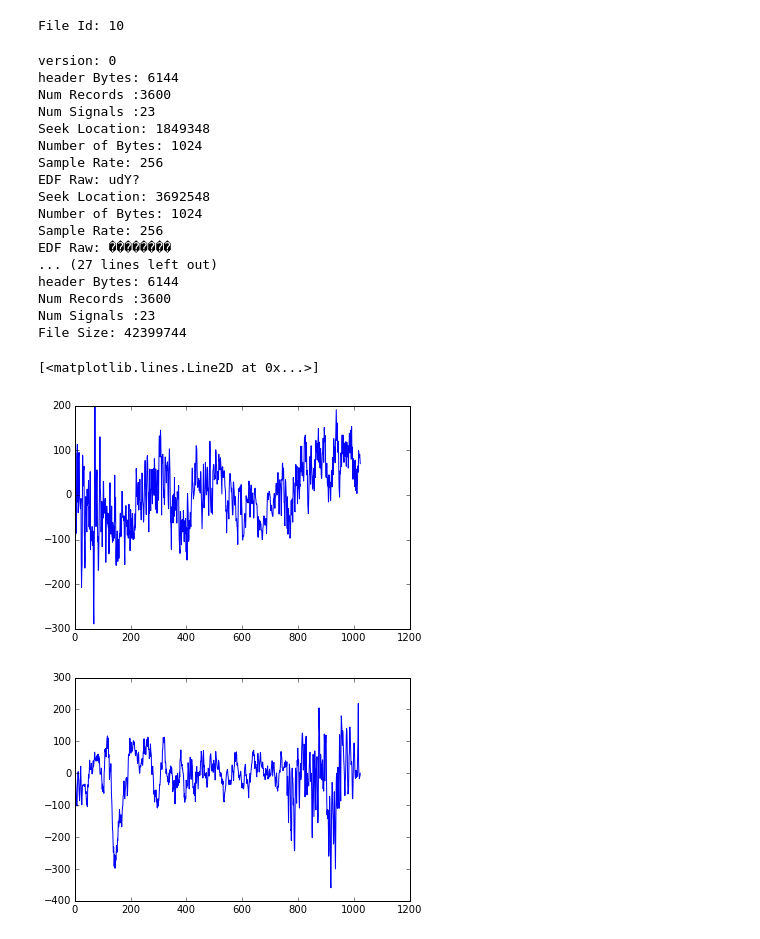
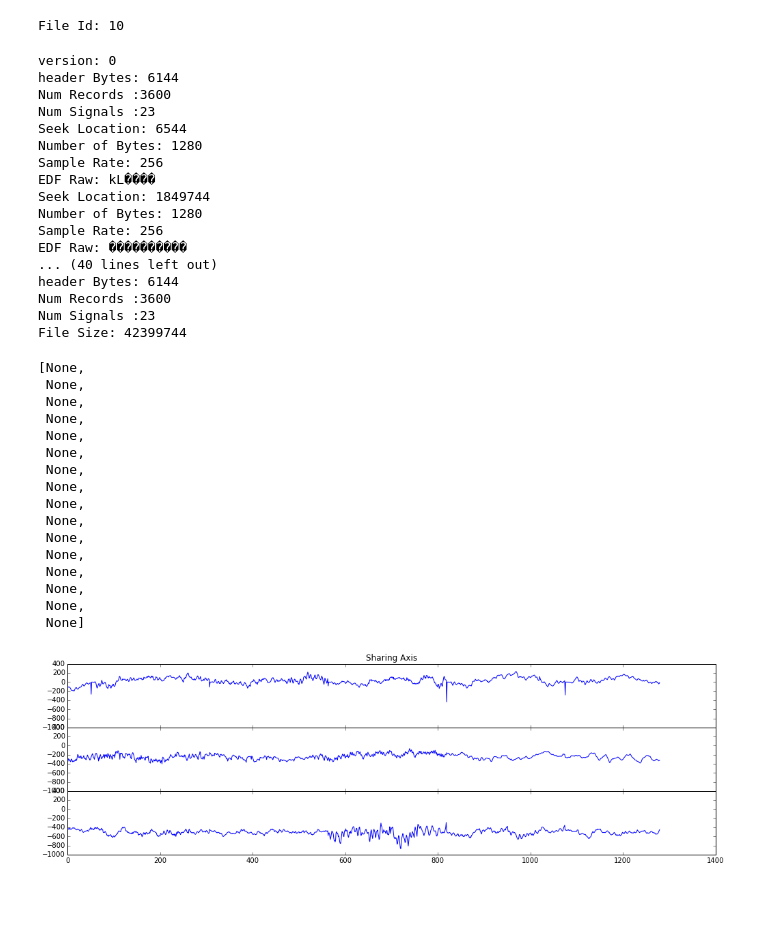
Before and after one commit to UC89/quantitativeEEG, a Jupyter notebook: edfReader.ipynb, the cells around one changed output. Cells and saved outputs as stored; diff of their text form; code cells hidden in the pictures; blank space fills up the shorter version.

Commit message:
Add basic plot of four channels with labels, still need to fix axis and label position, also may be a better way to plot'

```diff
--- a/edfReader.ipynb
+++ b/edfReader.ipynb
@@ -69,7 +33,7 @@ class channel(object):
         else:
             return self.label + " - "+str(self.channelIndex)
 
-    def returnData(self,start,duration):
+    def returnData(self,start,duration,channelNumber):
         '''
         Returns data points for desired area
         start: seconds from start of record
@@ -78,19 +42,25 @@ class channel(object):
         '''
         toReturn = []
         seekLocation = int(self.channelIndex + start*2)
-        numberOfBytes = int(self.sampleRate) * duration * 2
+        numberOfBytes = int(self.sampleRate) * duration
         self.edfFile.edfRawData.seek(seekLocation)
         print "Seek Location: "+str(seekLocation)
         print "Number of Bytes: "+str(numberOfBytes)
         print "Sample Rate: "+self.sampleRate
         print "EDF Raw: "+str(self.edfFile.edfRawData.read(10))
         for i in xrange(numberOfBytes):
-            toReturn.append(struct.unpack('h',self.edfFile.edfRawData.read(2)))
+            value = struct.unpack('h',self.edfFile.edfRawData.read(2))[0]
+            value -= channelNumber*256
+            toReturn.append(value)
+            #toReturn.append(struct.unpack('h',self.edfFile.edfRawData.read(2)))
 
         return toReturn
 
     def channelIndex(self):
         return self.channelIndex
+
+    def returnLabel(self):
+        return self.label
 
     def notes(self):
         return self.notes
@@ -241,8 +211,11 @@ class edfData(object):
         print "Channel Indices: "+str(self.channelStarts)
         '''
 
-        self.sampleDataList = self.channelObjects[1].returnData(2,2)
-        self.sampleDataList2 = self.channelObjects[2].returnData(2,2)
+        self.sampleDataList = self.channelObjects[0].returnData(200,5,0)
+        self.sampleDataList2 = self.channelObjects[1].returnData(200,5,1)
+        self.sampleDataList3 = self.channelObjects[2].returnData(200,5,2)
+        self.sampleDataList4 = self.channelObjects[3].returnData(200,5,3)
+        self.sampleDataList5 = self.channelObjects[4].returnData(200,5,4)
 
         print ("----------------------------------------------\nChannel Dict: "+str(self.channels['labels'])+
                "\n----------------------------------------------")
@@ -282,25 +255,45 @@ version: 0
 header Bytes: 6144
 Num Records :3600
 Num Signals :23
-Seek Location: 1849348
-Number of Bytes: 1024
+Seek Location: 6544
+Number of Bytes: 1280
 Sample Rate: 256
-EDF Raw: udY?
-Seek Location: 3692548
-Number of Bytes: 1024
+EDF Raw: kL����
+Seek Location: 1849744
+Number of Bytes: 1280
 Sample Rate: 256
-EDF Raw: ��������
-... (27 lines left out)
+EDF Raw: ����������
+... (40 lines left out)
 header Bytes: 6144
 Num Records :3600
 Num Signals :23
 File Size: 42399744
-# %%
-plt.figure()
-plt.plot(edfFile1.sampleDataList)
-plt.figure()
-plt.plot(edfFile1.sampleDataList2)
-# %% [output]
-[<matplotlib.lines.Line2D at 0x...>]
-[figure, removed]
-[figure, removed]
+# %%
+
+f, (ax1, ax2, ax3) = plt.subplots(3, sharex=True, sharey=True,figsize=(17, 5))
+ax1.set_title('Sharing Axis')
+ax1.plot(edfFile1.sampleDataList)
+ax2.plot(edfFile1.sampleDataList2)
+ax3.plot(edfFile1.sampleDataList3)
+# Fine-tune figure; make subplots close to each other and hide x ticks for
+# all but bottom plot.
+f.subplots_adjust(hspace=0)
+plt.setp([a.get_xticklabels() for a in f.axes[:-1]], visible=False)
+# %% [output]
+[None,
+ None,
+ None,
+ None,
+ None,
+ None,
+ None,
+ None,
+ None,
+ None,
+ None,
+ None,
+ None,
+ None,
+ None,
+ None]
+[figure, added]
```
Also changed, not shown: parts of 3 cells of this notebook.
